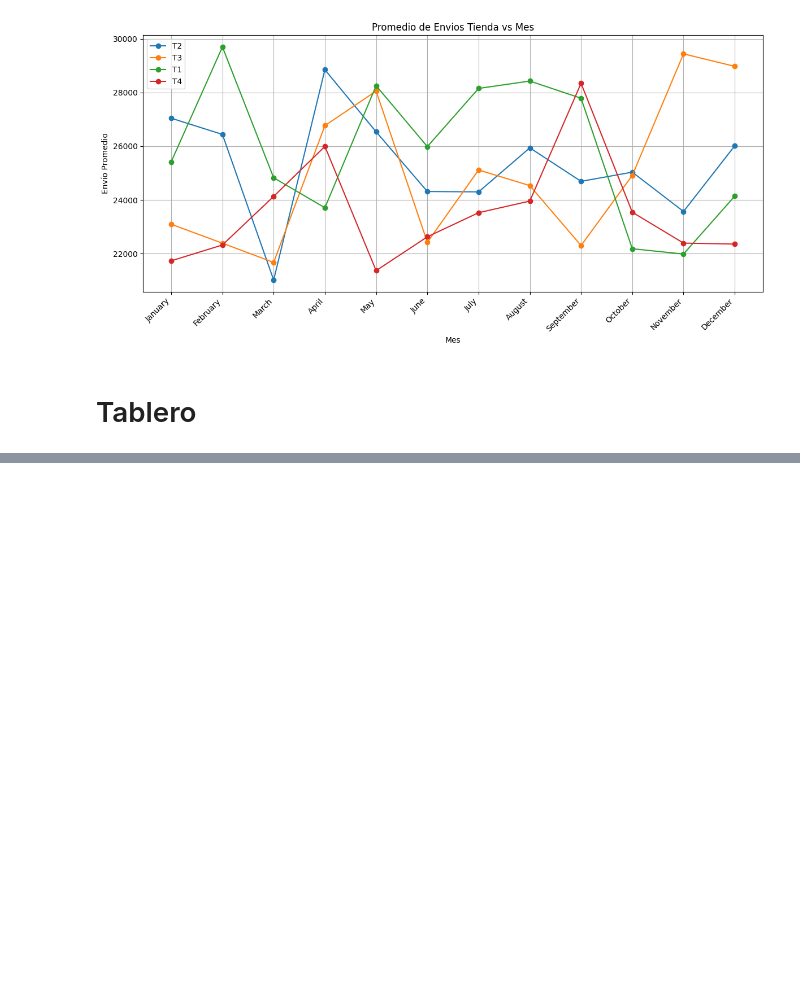
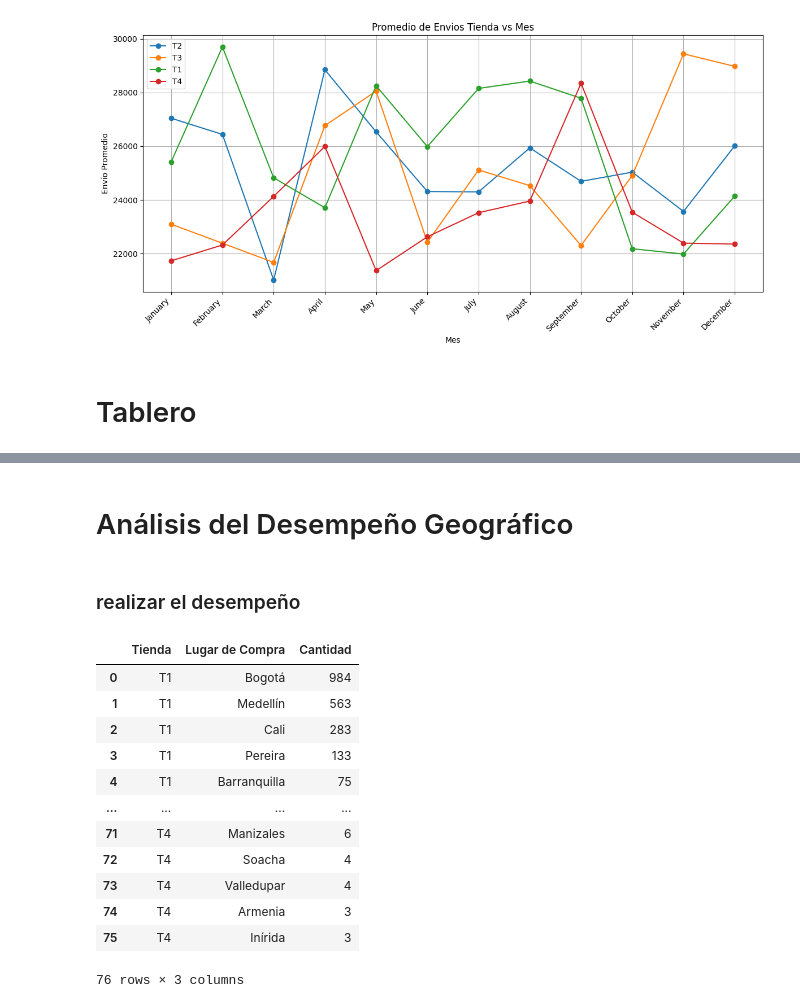
Before and after one commit to JosefRivers-Dev/Data-Science_Alura-Store_Oracle-LATAM, a Jupyter notebook: AluraStoreLatam.ipynb, the cells around one changed output, grey strips where cells are left out. Drawn from its saved outputs; the diff is of its cells as text; code cells hidden in the pictures; blank space fills up the shorter version.

Commit message:
Analisis del Desempeño Geografico

```diff
--- a/AluraStoreLatam.ipynb
+++ b/AluraStoreLatam.ipynb
@@ -613,3 +613,27 @@ fig.update_layout(height=1500, width=1200, title_text="Ventas", title_x=0.5, tit
 fig.show()
 # %% [output]
 [interactive output not drawn]
+# %% [markdown]
+# Análisis del Desempeño Geográfico
+# %% [markdown]
+### realizar el desempeño
+# %%
+Lugar_Compra = Tiendas.groupby('Tienda')['Lugar de Compra'].value_counts().reset_index(name='Cantidad')
+Lugar_Compra
+
+lista = Lugar_Compra.sort_values(by=['Tienda','Cantidad'], ascending=[True, False])
+lista
+# %% [output]
+|  | Tienda | Lugar de Compra | Cantidad |
+| 0 | T1 | Bogotá | 984 |
+| 1 | T1 | Medellín | 563 |
+| 2 | T1 | Cali | 283 |
+| 3 | T1 | Pereira | 133 |
+| 4 | T1 | Barranquilla | 75 |
+| ... | ... | ... | ... |
+| 71 | T4 | Manizales | 6 |
+| 72 | T4 | Soacha | 4 |
+| 73 | T4 | Valledupar | 4 |
+| 74 | T4 | Armenia | 3 |
+| 75 | T4 | Inírida | 3 |
+76 rows × 3 columns
```
Also changed, not shown: parts of 3 cells of this notebook.
